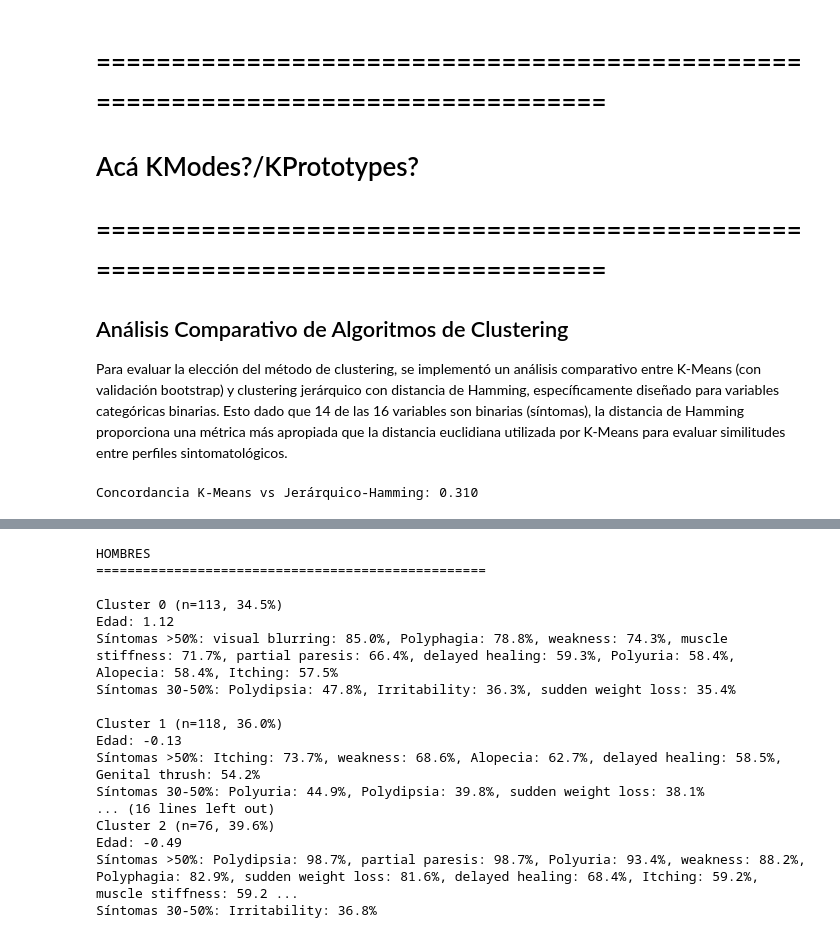
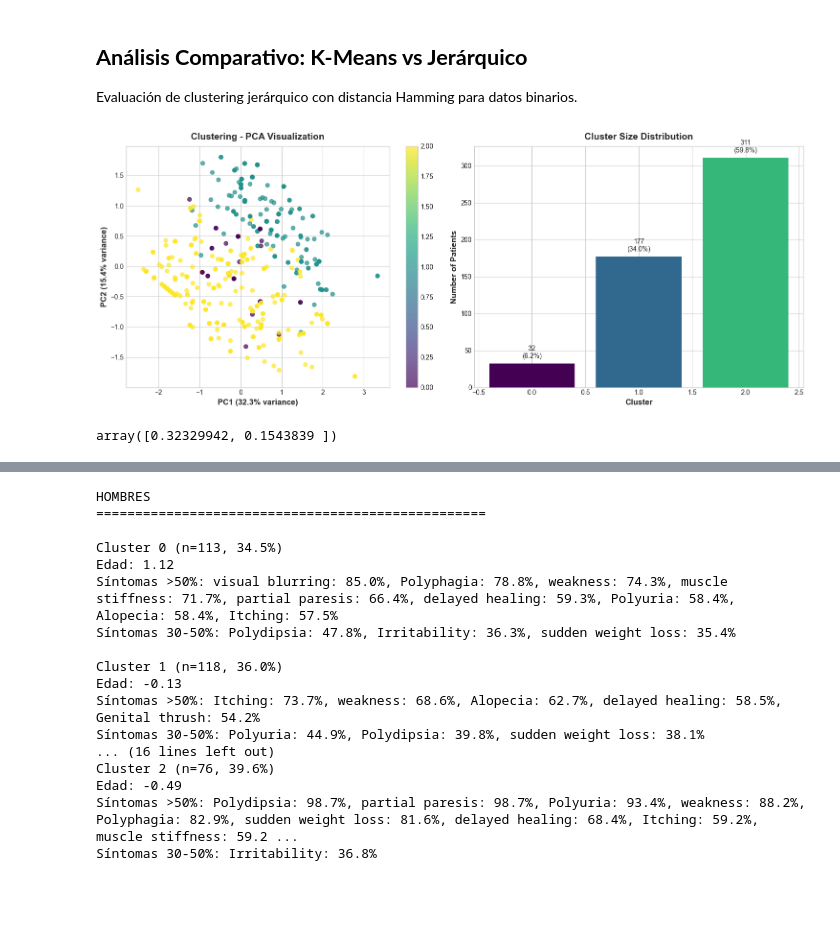
Before and after one commit to PameBlanca/FCD_UV_2025, a Jupyter notebook: Diabetes_project/notebook/02_diabetes_clustering_analysis.ipynb, the cells around one changed output, grey strips where cells are left out. Saved outputs shown, nothing was run; the diff lists cells and outputs as text; code cells hidden in the pictures; blank space fills up the shorter version.

```diff
--- a/Diabetes_project/notebook/02_diabetes_clustering_analysis.ipynb
+++ b/Diabetes_project/notebook/02_diabetes_clustering_analysis.ipynb
@@ -508,31 +271,39 @@ cluster
 # %% [markdown]
-# =================================================================================
-# Acá KModes?/KPrototypes?
-# =================================================================================
+## **Análisis Comparativo: K-Means vs Jerárquico**
 
-## Análisis Comparativo de Algoritmos de Clustering
-
-Para evaluar la elección del método de clustering, se implementó un análisis comparativo entre K-Means (con validación bootstrap) y clustering jerárquico con distancia de Hamming, específicamente diseñado para variables categóricas binarias. Esto dado que 14 de las 16 variables son binarias (síntomas), la distancia de Hamming proporciona una métrica más apropiada que la distancia euclidiana utilizada por K-Means para evaluar similitudes entre perfiles sintomatológicos.
+Evaluación de clustering jerárquico con distancia Hamming para datos binarios.
 # %%
+def hierarchical_clustering_hamming(features, n_clusters=3):
+    hamming_distances = pdist(features, metric='hamming')
+    distance_matrix = squareform(hamming_distances)
 
-# Solo síntomas binarios
-X_symptoms = features_no_gender[features_no_gender.columns].values
+    hierarchical = AgglomerativeClustering(
+        n_clusters=n_clusters,
+        linkage='average',
+        metric='precomputed'
+    )
 
-# Distancia de Hamming
-hamming_distances = pdist(X_symptoms, metric='hamming') # Lista con TODAS las posibles distancias
-hamming_matrix = squareform(hamming_distances) # Matriz 520x520 donde cada celda [paciente_i,paciente_j]
+    return hierarchical.fit_predict(distance_matrix)
 
-# Clustering jerárquico
-hierarchical = AgglomerativeClustering(
-    n_clusters=3,
-    linkage='average',
-    metric='precomputed'
-)
-hamming_labels = hierarchical.fit_predict(hamming_matrix)
+def compare_clustering_methods(kmeans_labels, hierarchical_labels):
+    return adjusted_rand_score(kmeans_labels, hierarchical_labels)
 
-# Comparar con K-Means
-ari = adjusted_rand_score(cluster_labels, hamming_labels)
-print(f"Concordancia K-Means vs Jerárquico-Hamming: {ari:.3f}")
+def get_cluster_centroids(features, labels, feature_names):
+    df = pd.DataFrame(features, columns=feature_names)
+    df['cluster'] = labels
+    return df.groupby('cluster').mean()
-# %% [output]
-Concordancia K-Means vs Jerárquico-Hamming: 0.310
+# %%
+# ===== CLUSTERING JERÁRQUICO =====
+hierarchical_labels = hierarchical_clustering_hamming(clinical_features.values)
+
+concordance = compare_clustering_methods(cluster_labels, hierarchical_labels)
+
+kmeans_centroids = get_cluster_centroids(clinical_features, cluster_labels, clinical_features.columns)
+hierarchical_centroids = get_cluster_centroids(clinical_features, hierarchical_labels, clinical_features.columns)
+
+
+plot_cluster_visualization(clinical_features, hierarchical_labels)
+# %% [output]
+[figure, added]
+array([0.32329942, 0.1543839 ])
 # %% [markdown]
```
Also changed, not shown: parts of 38 cells of this notebook.
